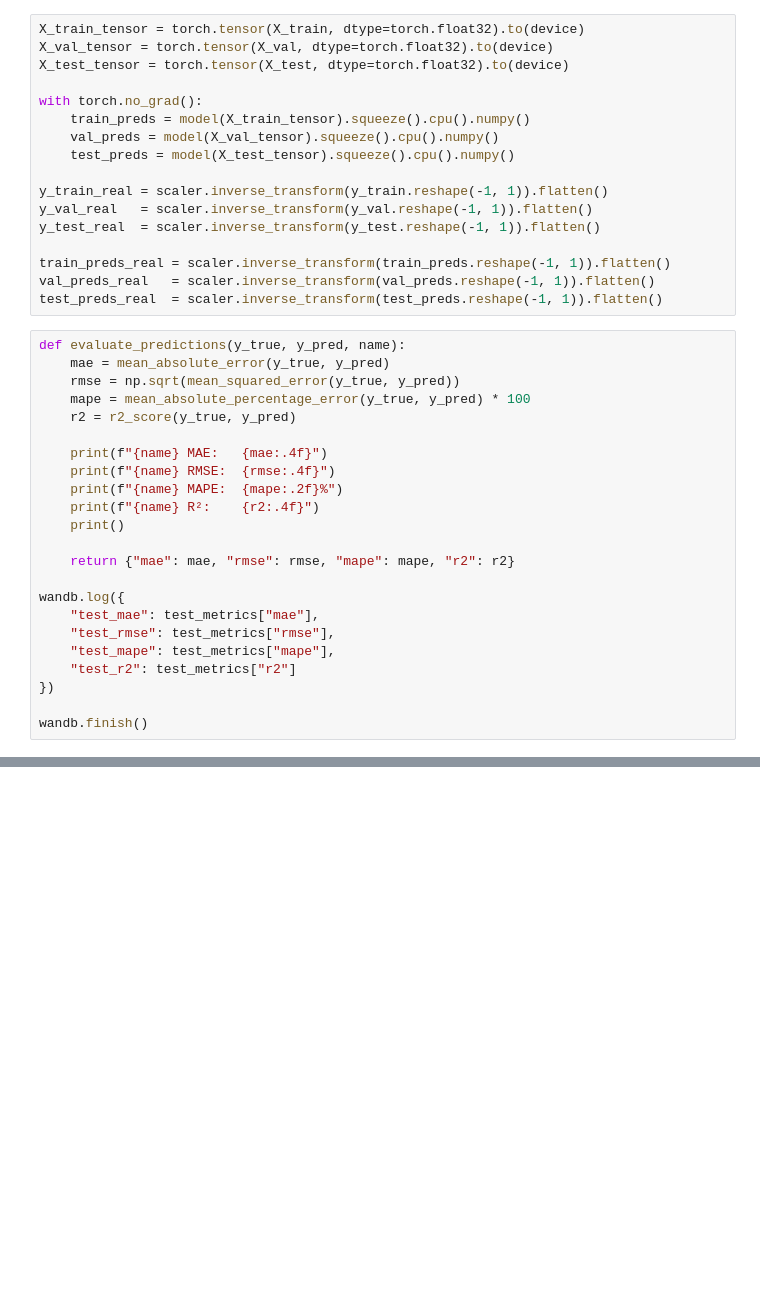
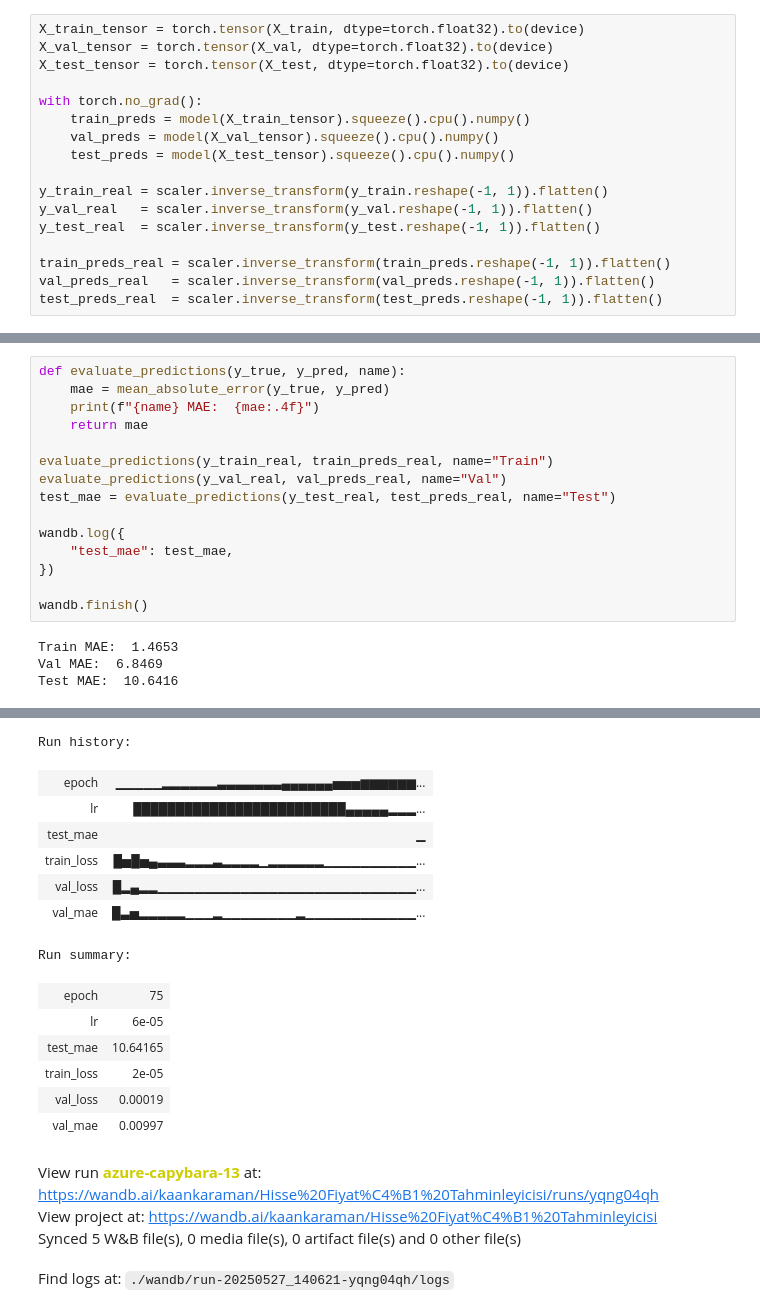
Before and after one commit to kaanrkaraman/lstm-stock-price-predictor, a Jupyter notebook: lstm-stock-price-predictor.ipynb, the cells around one changed output, grey strips where cells are left out. Cells and saved outputs as stored; diff of their text form; blank space fills up the shorter version.

```diff
--- a/lstm-stock-price-predictor.ipynb
+++ b/lstm-stock-price-predictor.ipynb
@@ -350,26 +320,3 @@ y_test_real  = scaler.inverse_transform(y_test.reshape(-1, 1)).flatten()
 train_preds_real = scaler.inverse_transform(train_preds.reshape(-1, 1)).flatten()
 val_preds_real   = scaler.inverse_transform(val_preds.reshape(-1, 1)).flatten()
 test_preds_real  = scaler.inverse_transform(test_preds.reshape(-1, 1)).flatten()
-# %%
-def evaluate_predictions(y_true, y_pred, name):
-    mae = mean_absolute_error(y_true, y_pred)
-    rmse = np.sqrt(mean_squared_error(y_true, y_pred))
-    mape = mean_absolute_percentage_error(y_true, y_pred) * 100
-    r2 = r2_score(y_true, y_pred)
-
-    print(f"{name} MAE:   {mae:.4f}")
-    print(f"{name} RMSE:  {rmse:.4f}")
-    print(f"{name} MAPE:  {mape:.2f}%")
-    print(f"{name} R²:    {r2:.4f}")
-    print()
-
-    return {"mae": mae, "rmse": rmse, "mape": mape, "r2": r2}
-
-wandb.log({
-    "test_mae": test_metrics["mae"],
-    "test_rmse": test_metrics["rmse"],
-    "test_mape": test_metrics["mape"],
-    "test_r2": test_metrics["r2"]
-})
-
-wandb.finish()
@@ -437,0 +343,19 @@ plt.show()
+# %%
+def evaluate_predictions(y_true, y_pred, name):
+    mae = mean_absolute_error(y_true, y_pred)
+    print(f"{name} MAE:  {mae:.4f}")
+    return mae
+
+evaluate_predictions(y_train_real, train_preds_real, name="Train")
+evaluate_predictions(y_val_real, val_preds_real, name="Val")
+test_mae = evaluate_predictions(y_test_real, test_preds_real, name="Test")
+
+wandb.log({
+    "test_mae": test_mae,
+})
+
+wandb.finish()
+# %% [output]
+Train MAE:  1.4653
+Val MAE:  6.8469
+Test MAE:  10.6416
@@ -438,3 +363,21 @@ plt.show()
+Run history:
+| epoch | ▁▁▁▁▁▂▂▂▂▂▂▃▃▃▃▃▃▃▄▄▄▄▄▄▅▅▅▆▆▆▆▆▆... |
+| lr | █████████████████████████▄▄▄▄▄▂▂▂... |
+| test_mae | ▁ |
+| train_loss | █▅█▅▄▃▃▃▂▂▂▃▂▂▂▂▁▂▂▂▂▂▂▁▁▁▁▁▁▁▁▁▁... |
+| val_loss | █▂▄▂▂▁▁▁▁▁▁▁▁▁▁▁▁▁▁▁▁▁▁▁▁▁▁▁▁▁▁▁▁... |
+| val_mae | █▃▅▂▂▂▂▂▁▁▁▂▁▁▁▁▁▁▁▁▂▁▁▁▁▁▁▁▁▁▁▁▁... |
+Run summary:
+| epoch | 75 |
+| lr | 6e-05 |
+| test_mae | 10.64165 |
+| train_loss | 2e-05 |
+| val_loss | 0.00019 |
+| val_mae | 0.00997 |
+View run azure-capybara-13 at: https://wandb.ai/kaankaraman/Hisse%20Fiyat%C4%B1%20Tahminleyicisi/runs/yqng04qh
+View project at: https://wandb.ai/kaankaraman/Hisse%20Fiyat%C4%B1%20Tahminleyicisi
+Synced 5 W&B file(s), 0 media file(s), 0 artifact file(s) and 0 other file(s)
+Find logs at: ./wandb/run-20250527_140621-yqng04qh/logs
 # %%
 model.eval()
 
```
Also changed, not shown: parts of 25 cells of this notebook.
